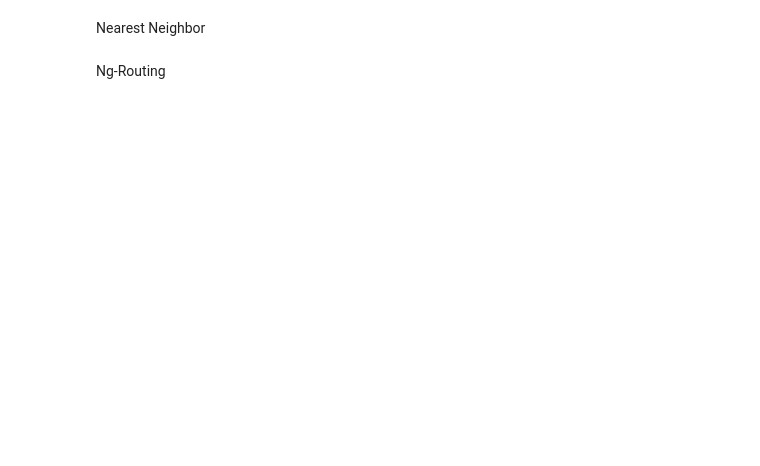
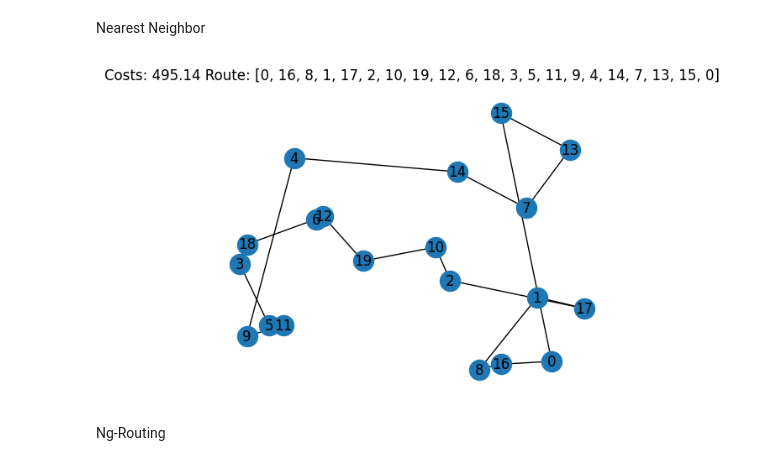
Before and after one commit to BrainDamage22/masters_thesis, a Jupyter notebook: master_thesis.ipynb, the cells around one changed output. Drawn from its saved outputs; the diff is of its cells as text; code cells hidden in the pictures; blank space fills up the shorter version.

```diff
--- a/master_thesis.ipynb
+++ b/master_thesis.ipynb
@@ -64,9 +60,13 @@ visualize_nodes(nodes)
 # %% [markdown]
 Nearest Neighbor
 # %%
+nn_route = find_nearest_neighbours_path(nodes.copy(), costs_list, starting_node)
+lower_bound = calculate_route_costs(nn_route, costs_list)
+
 if conduct_nn_routing:
-    nn_route = find_nearest_neighbours_path(nodes.copy(), costs_list, starting_node)
     visualize_route(nodes, nn_route, calculate_route_costs(nn_route, costs_list), True, "nn_route", 0, path)
+# %% [output]
+[figure, added]
 # %% [markdown]
 Ng-Routing
 # %%
```
Also changed, not shown: parts of 13 cells of this notebook, 3 other files.
